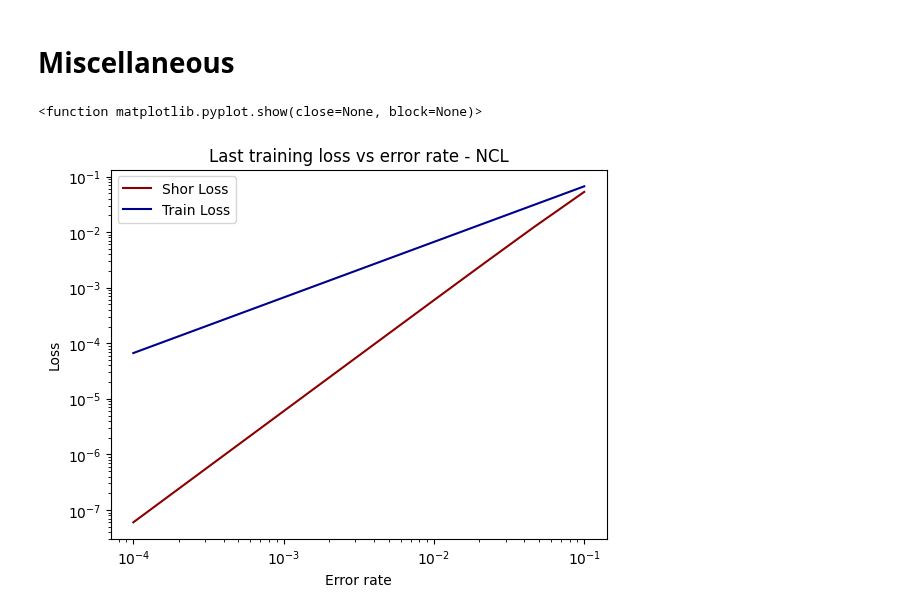
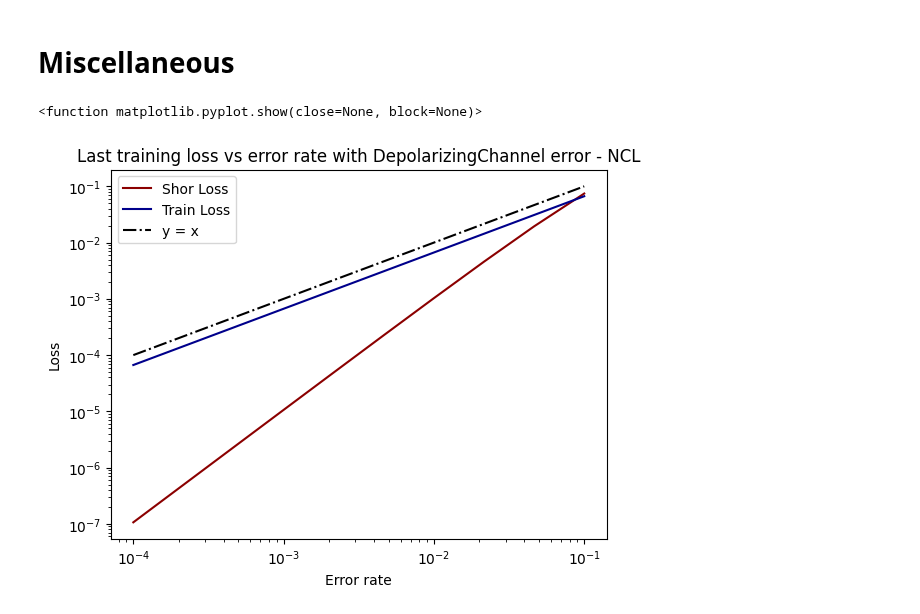
Before and after one commit to erikrecio/qurriculum_learning, a Jupyter notebook: Error Correction/qec_1.ipynb, the cells around one changed output. Saved outputs shown, nothing was run; the diff lists cells and outputs as text; code cells hidden in the pictures.

Commit message:
test shor

```diff
--- a/Error Correction/qec_1.ipynb
+++ b/Error Correction/qec_1.ipynb
@@ -29,14 +29,14 @@ import warnings
 warnings.filterwarnings('ignore')
 # %%
 # Running parameters
-num_iters = 200    # Number of training iterations
+num_iters = 1    # Number of training iterations
 num_runs = 1
 cl_types = ["NCL"]#, "CL", "ACL", "SPCL", "SPACL"]     # "NCL" - No curriculum, "CL" - Curriculum, "ACL" - Anti-curriculum, "SPCL" - Self paced curriculum, "SPACL" - Self paced anti-curriculum
 
 # Circuit parameters
 nqubits = 9
-circuit_type = "Variational" # "Variational", "Shor"
-error_type = "BitFlip" # "BitFlip", "PhaseFlip", "AmplitudeDamping", "PhaseDamping", "DepolarizingChannel"
+circuit_type = "Shor" # "Variational", "Shor"
+error_type = "DepolarizingChannel" # "BitFlip", "PhaseFlip", "AmplitudeDamping", "PhaseDamping", "DepolarizingChannel"
 error_prob = 0.1
 
 # Data hyper-parameters
@@ -720,18 +721,17 @@ Dataset generated - 0s
 # Miscellaneous
 # %%
 folder_name = "Results/9q - 200 iters"
-time_now = "2024-02-28 17-50-18"
 cl_types = ["NCL"]
 num_iters = 200
+time_now = "2024-02-28 22-00-39"
+error_type = "DepolarizingChannel"
 
-hyperparams_file_name_shor = "Results/Hyperparameters Shor code.csv"
+hyperparams_file_name_shor = f"Results/Shor/Hyperparameters Shor code - {error_type}.csv"
 read_hyperparams_shor = pd.read_csv(hyperparams_file_name_shor, usecols=["error_prob"])
 error_probs_shor = list(read_hyperparams_shor["error_prob"])
 
-data_file_name_shor = "Results/Data Shor code.csv"
-read_data_shor = pd.read_csv(data_file_name_shor,
-                        usecols=["losses_train"],
-                        converters={"losses_train":ast.literal_eval})
+data_file_name_shor = f"Results/Shor/Data Shor code - {error_type}.csv"
+read_data_shor = pd.read_csv(data_file_name_shor, usecols=["losses_train"], converters={"losses_train":ast.literal_eval})
 losses_shor = np.array(list(map(np.array, read_data_shor["losses_train"])))[:,-1]
 
 
@@ -757,33 +757,35 @@ for file_names in arr_file_names:
         fig.tight_layout(pad=4, w_pad=7)
 
     i = 0
     for file_name in file_names:
 
         data_file_name = f"{folder_name}/{time_now} - Data - {file_name}.csv"
         read_data = pd.read_csv(data_file_name,
                                 usecols=["losses_train"],
                                 converters={"losses_train":ast.literal_eval})
         last_losses_train = np.array(list(map(np.array, read_data["losses_train"])))[:,num_iters-1]
 
         # ---------------------------------------------------------------------- #
         # -------------------- Loss and accuracy figure ------------------------ #
         # ---------------------------------------------------------------------- #
 
         color1 = "darkred"
-        color2 = 'darkblue'
+        color2 = "darkblue"
+        color3 = "black"
         axis[i].set_xlabel('Error rate')
         axis[i].set_ylabel('Loss')
         axis[i].plot(error_probs_shor, losses_shor, label="Shor Loss", color=color1)
         axis[i].plot(error_probs, last_losses_train, label="Train Loss", color=color2)
+        axis[i].plot(error_probs, error_probs, '-.', label="y = x", color=color3)
         axis[i].set_yscale("log")
         axis[i].set_xscale("log")
-        axis[i].set_title(f"Last training loss vs error rate - {file_name}")
+        axis[i].set_title(f"Last training loss vs error rate with {error_type} error - {file_name}")
         axis[i].legend()
         i += 1
 plt.show
 # plots_pdf_name = f"{folder_name}/{time_now} - Plots error rate.pdf"
 # save_multi_image(plots_pdf_name)
 # close_all_figures()
 # %% [output]
 <function matplotlib.pyplot.show(close=None, block=None)>
-[figure, old version]
+[figure, new version]
```
Also changed, not shown: parts of 3 cells of this notebook, 5 other files.
